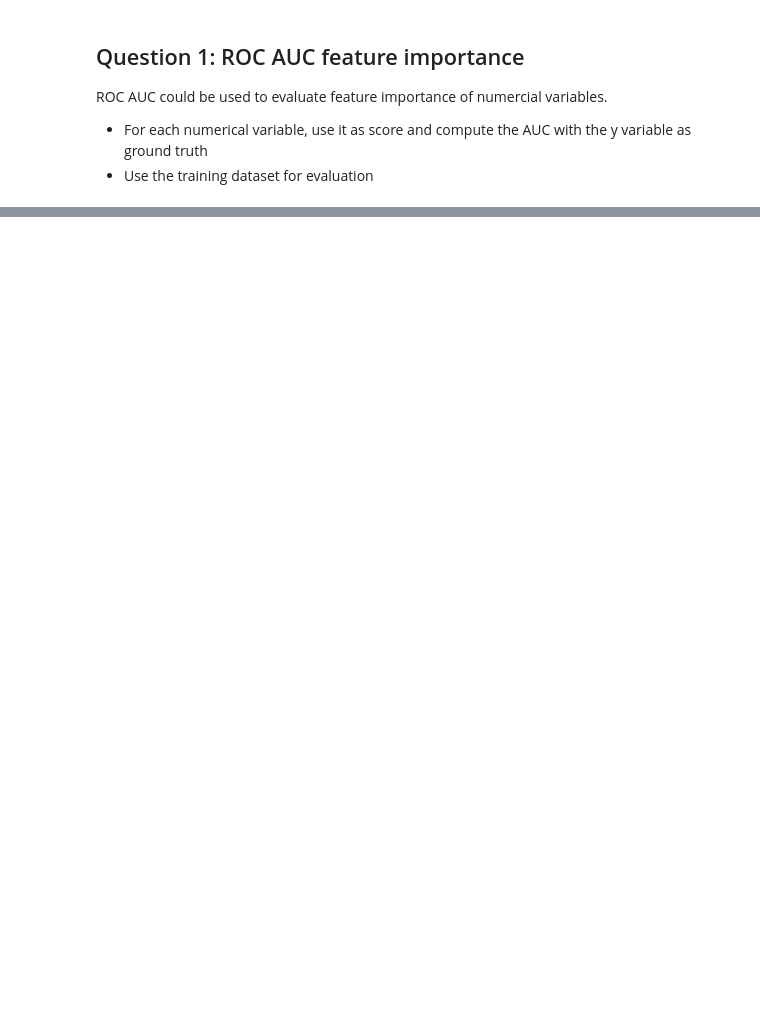
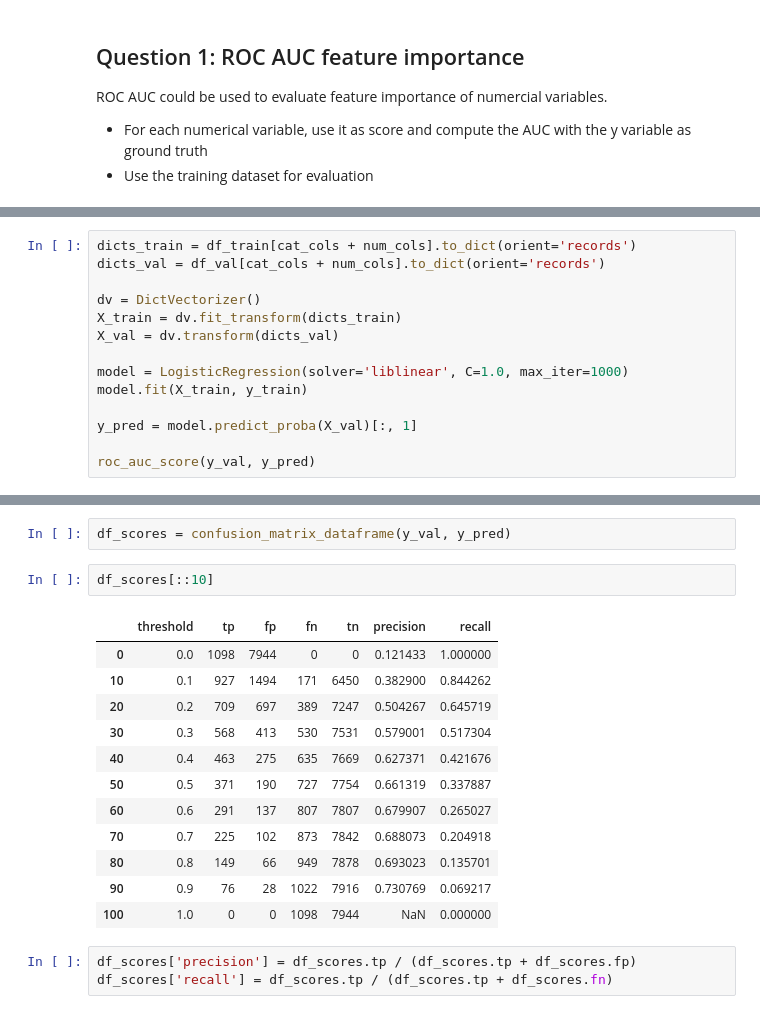
Before and after one commit to phuongddo94/ml-zoomcamp-homework, a Jupyter notebook: 04-model-evaluation/homework-week-4.ipynb, the cells around one changed output, grey strips where cells are left out. Cells and saved outputs as stored; diff of their text form; blank space fills up the shorter version.

```diff
--- a/04-model-evaluation/homework-week-4.ipynb
+++ b/04-model-evaluation/homework-week-4.ipynb
@@ -68,0 +104,14 @@ ROC AUC could be used to evaluate feature importance of numercial variables.
+# %%
+dicts_train = df_train[cat_cols + num_cols].to_dict(orient='records')
+dicts_val = df_val[cat_cols + num_cols].to_dict(orient='records')
+
+dv = DictVectorizer()
+X_train = dv.fit_transform(dicts_train)
+X_val = dv.transform(dicts_val)
+
+model = LogisticRegression(solver='liblinear', C=1.0, max_iter=1000)
+model.fit(X_train, y_train)
+
+y_pred = model.predict_proba(X_val)[:, 1]
+
+roc_auc_score(y_val, y_pred)
@@ -68,0 +151,20 @@ ROC AUC could be used to evaluate feature importance of numercial variables.
+# %%
+df_scores = confusion_matrix_dataframe(y_val, y_pred)
+# %%
+df_scores[::10]
+# %% [output]
+|  | threshold | tp | fp | fn | tn | precision | recall |
+| 0 | 0.0 | 1098 | 7944 | 0 | 0 | 0.121433 | 1.000000 |
+| 10 | 0.1 | 927 | 1494 | 171 | 6450 | 0.382900 | 0.844262 |
+| 20 | 0.2 | 709 | 697 | 389 | 7247 | 0.504267 | 0.645719 |
+| 30 | 0.3 | 568 | 413 | 530 | 7531 | 0.579001 | 0.517304 |
+| 40 | 0.4 | 463 | 275 | 635 | 7669 | 0.627371 | 0.421676 |
+| 50 | 0.5 | 371 | 190 | 727 | 7754 | 0.661319 | 0.337887 |
+| 60 | 0.6 | 291 | 137 | 807 | 7807 | 0.679907 | 0.265027 |
+| 70 | 0.7 | 225 | 102 | 873 | 7842 | 0.688073 | 0.204918 |
+| 80 | 0.8 | 149 | 66 | 949 | 7878 | 0.693023 | 0.135701 |
+| 90 | 0.9 | 76 | 28 | 1022 | 7916 | 0.730769 | 0.069217 |
+| 100 | 1.0 | 0 | 0 | 1098 | 7944 | NaN | 0.000000 |
+# %%
+df_scores['precision'] = df_scores.tp / (df_scores.tp + df_scores.fp)
+df_scores['recall'] = df_scores.tp / (df_scores.tp + df_scores.fn)
```
Also changed, not shown: parts of 16 cells of this notebook.
